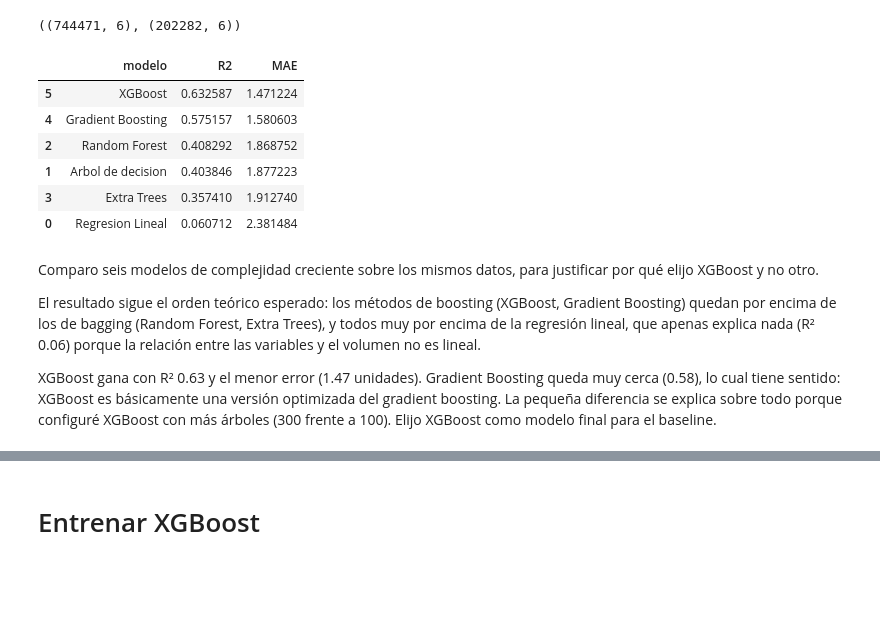
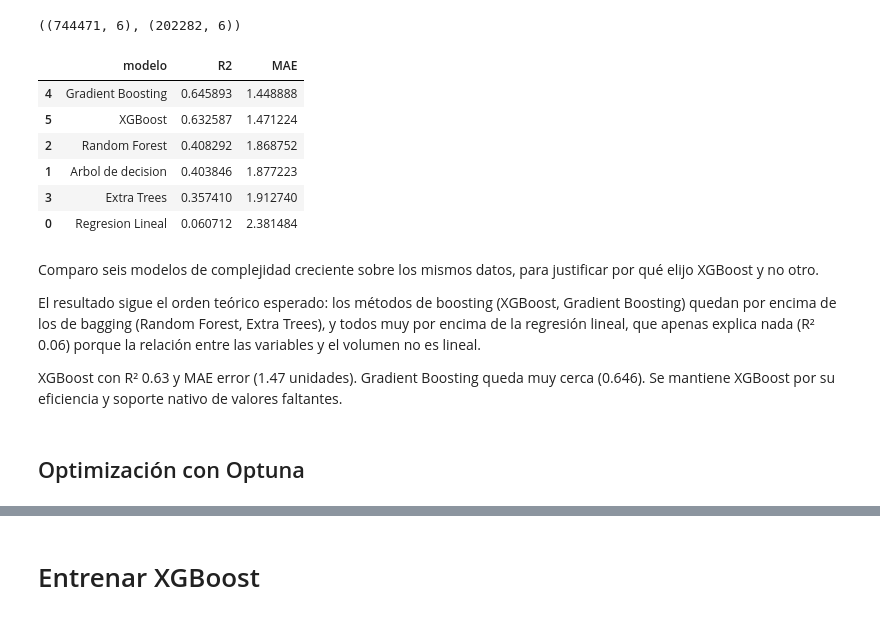
Before and after one commit to MarcGilabert/tfm-rgm-analytics, a Jupyter notebook: notebooks/04_Baseline.ipynb, the cells around one changed output, grey strips where cells are left out. Saved outputs shown, nothing was run; the diff lists cells and outputs as text; code cells hidden in the pictures; blank space fills up the shorter version.

```diff
--- a/notebooks/04_Baseline.ipynb
+++ b/notebooks/04_Baseline.ipynb
@@ -267,28 +267,28 @@ from sklearn.tree import DecisionTreeRegressor
 # %%
 modelos = {
     'Regresion Lineal': LinearRegression(),
     'Arbol de decision': DecisionTreeRegressor(max_depth=6, random_state=42),
     'Random Forest': RandomForestRegressor(n_estimators=100, max_depth=6, random_state=42),
     'Extra Trees': ExtraTreesRegressor(n_estimators=100, max_depth=6, random_state=42),
-    'Gradient Boosting': GradientBoostingRegressor(n_estimators=100, max_depth=6, random_state=42),
+    'Gradient Boosting': GradientBoostingRegressor(n_estimators=300, max_depth=6, random_state=42),
     'XGBoost': XGBRegressor(n_estimators=300, max_depth=6, learning_rate=0.1, random_state=42)
 }
 
 resultados = []
 for nombre, m in modelos.items():
     m.fit(X_train, y_train)
     pred = m.predict(X_test)
     resultados.append({
         'modelo': nombre,
         'R2': r2_score(y_test, pred),
         'MAE': mean_absolute_error(np.expm1(y_test), np.expm1(pred))
     })
 
 pd.DataFrame(resultados).sort_values('R2', ascending=False)
 # %% [output]
 |  | modelo | R2 | MAE |
+| 4 | Gradient Boosting | 0.645893 | 1.448888 |
 | 5 | XGBoost | 0.632587 | 1.471224 |
-| 4 | Gradient Boosting | 0.575157 | 1.580603 |
 | 2 | Random Forest | 0.408292 | 1.868752 |
 | 1 | Arbol de decision | 0.403846 | 1.877223 |
 | 3 | Extra Trees | 0.357410 | 1.912740 |
@@ -303,9 +303,7 @@ El resultado sigue el orden teórico esperado: los métodos de boosting
 lineal, que apenas explica nada (R² 0.06) porque la relación entre
 las variables y el volumen no es lineal.
 
-XGBoost gana con R² 0.63 y el menor error (1.47 unidades). Gradient
-Boosting queda muy cerca (0.58), lo cual tiene sentido: XGBoost es
-básicamente una versión optimizada del gradient boosting. La pequeña
-diferencia se explica sobre todo porque configuré XGBoost con más
-árboles (300 frente a 100). Elijo XGBoost como modelo final para el
-baseline.
+XGBoost  con R² 0.63 y MAE error (1.47 unidades). Gradient
+Boosting queda muy cerca (0.646). Se mantiene XGBoost por su eficiencia y soporte nativo de valores faltantes.
+# %% [markdown]
+## Optimización con Optuna
```
Also changed, not shown: parts of 31 cells of this notebook, 7 other files.
